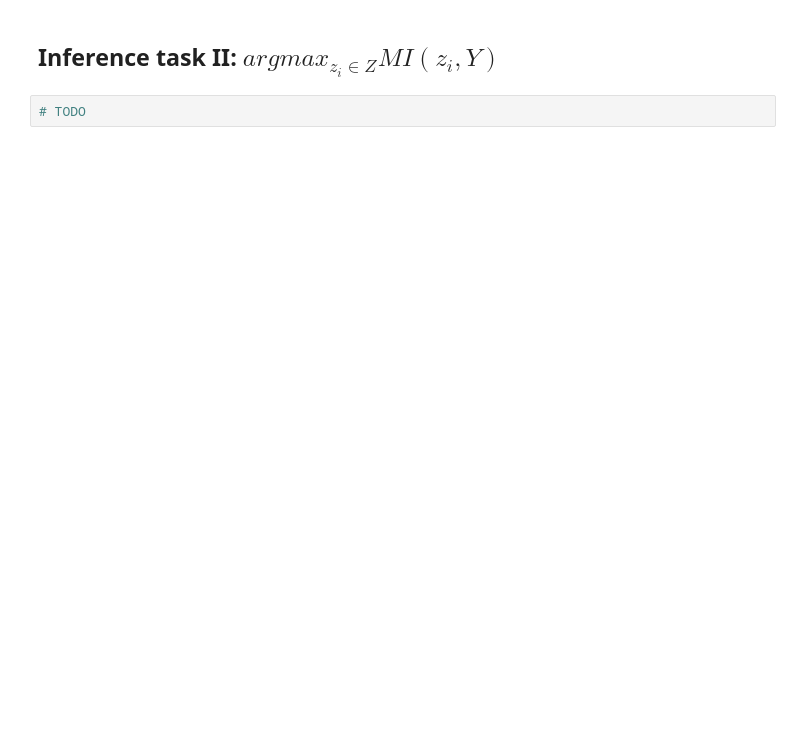
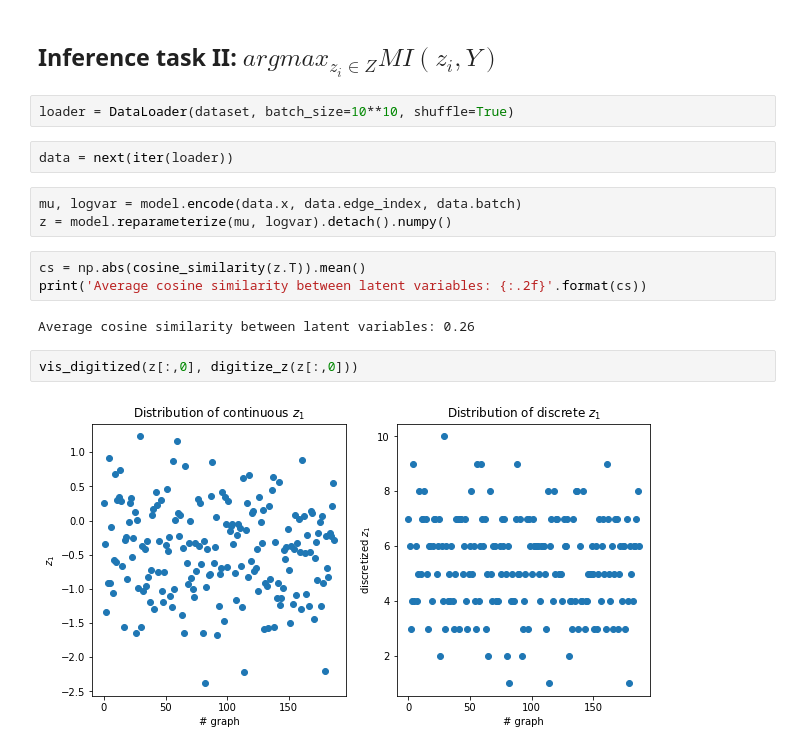
Before and after one commit to maxxxzdn/eegVAE, a Jupyter notebook: Notebook.ipynb, the cells around one changed output. Cells and saved outputs as stored; diff of their text form; blank space fills up the shorter version.

```diff
--- a/Notebook.ipynb
+++ b/Notebook.ipynb
@@ -136,4 +130,18 @@ visualize_adj_graph(a_y)
 # %% [markdown]
 ## Inference task II: $argmax_{z_i \in Z} MI(z_i, Y)$
-# %%
-# TODO
+# %%
+loader = DataLoader(dataset, batch_size=10**10, shuffle=True)
+# %%
+data = next(iter(loader))
+# %%
+mu, logvar = model.encode(data.x, data.edge_index, data.batch)
+z = model.reparameterize(mu, logvar).detach().numpy()
+# %%
+cs = np.abs(cosine_similarity(z.T)).mean()
+print('Average cosine similarity between latent variables: {:.2f}'.format(cs))
+# %% [output]
+Average cosine similarity between latent variables: 0.26
+# %%
+vis_digitized(z[:,0], digitize_z(z[:,0]))
+# %% [output]
+[figure, added]
```
Also changed, not shown: parts of 20 cells of this notebook, 4 other files.
